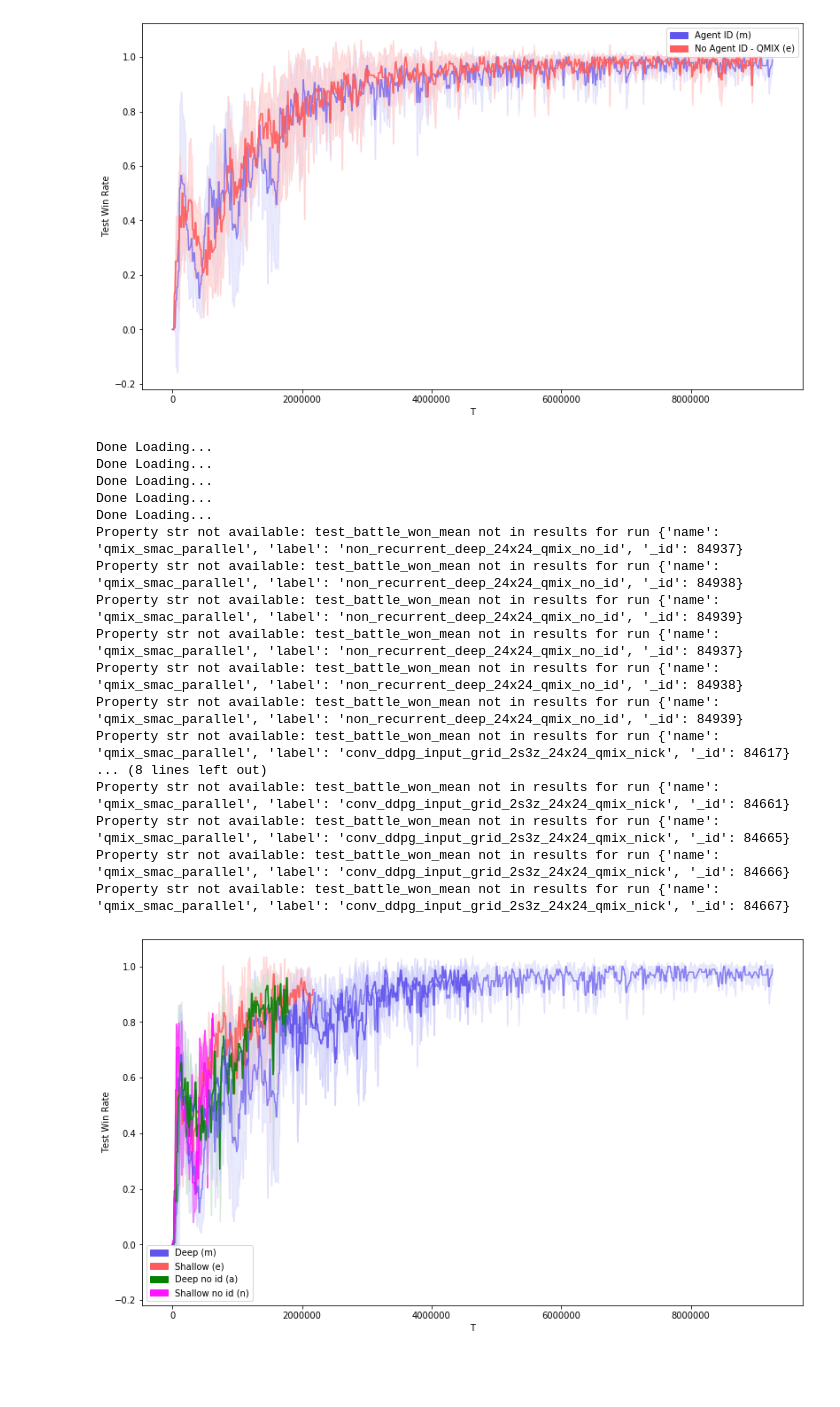
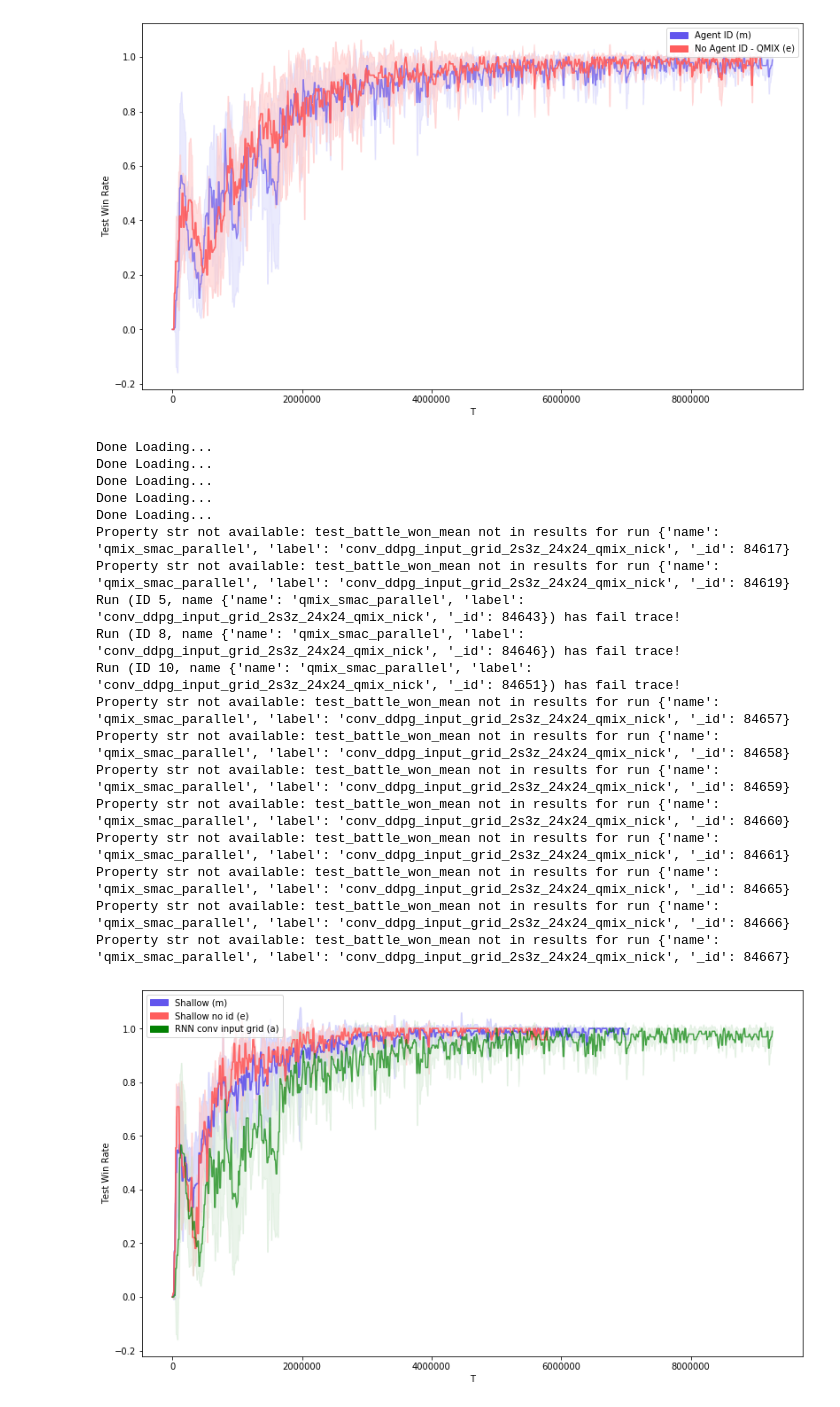
Before and after one commit to nicholasburden/pymarl, a Jupyter notebook: analysis/analysis.ipynb, the cells around one changed output. Saved outputs shown, nothing was run; the diff lists cells and outputs as text; code cells hidden in the pictures; blank space fills up the shorter version.

```diff
--- a/analysis/analysis.ipynb
+++ b/analysis/analysis.ipynb
@@ -406,40 +406,41 @@ data__conv_ddpg_input_grid_id = mongo_central.get_name_label_names("", "conv_ddp
 data__conv_ddpg_input_grid_deep = mongo_central.get_name_label_names("", "non_recurrent_deep_24x24_qmix")
 data__conv_ddpg_input_grid_shallow = mongo_central.get_name_label_names("", "non_recurrent_shallow_24x24_qmix")
 data__conv_ddpg_input_grid_deep_noid = mongo_central.get_name_label_names("", "non_recurrent_deep_24x24_qmix_no_id")
 data__conv_ddpg_input_grid_shallow_noid = mongo_central.get_name_label_names("", "non_recurrent_shallow_24x24_qmix_no_id")
 
 #data__conv_ddpg_input_grid_noid_vdn = mongo_central.get_name_label_names("", "conv_ddpg_input_grid_no_id_2_vdn_2s3z_24x24")
 #print(data__conv_ddpg_input_grid_noid_vdn)
 
 
 bavg = bundle_average(mongo_central,
-                      [("Deep", data__conv_ddpg_input_grid_deep, "test_battle_won_mean", "test_battle_won_mean_T"),
+                      [#("Deep", data__conv_ddpg_input_grid_deep, "test_battle_won_mean", "test_battle_won_mean_T"),
                        ("Shallow", data__conv_ddpg_input_grid_shallow, "test_battle_won_mean", "test_battle_won_mean_T"),
-                       ("Deep no id", data__conv_ddpg_input_grid_deep_noid, "test_battle_won_mean", "test_battle_won_mean_T"),
+                       #("Deep no id", data__conv_ddpg_input_grid_deep_noid, "test_battle_won_mean", "test_battle_won_mean_T"),
                        ("Shallow no id", data__conv_ddpg_input_grid_shallow_noid, "test_battle_won_mean", "test_battle_won_mean_T"),
                        ("RNN conv input grid", data__conv_ddpg_input_grid_id, "test_battle_won_mean", "test_battle_won_mean_T")
                       ],
                       no_fails=True,
                       window=20000)
 
 a = plot_bundle_avgs(bavg,
                      figsize=(15,8))
 # %% [output]
 Done Loading...
 Done Loading...
 Done Loading...
 Done Loading...
 Done Loading...
-Property str not available: test_battle_won_mean not in results for run {'name': 'qmix_smac_parallel', 'label': 'non_recurrent_deep_24x24_qmix_no_id', '_id': 84937}
-Property str not available: test_battle_won_mean not in results for run {'name': 'qmix_smac_parallel', 'label': 'non_recurrent_deep_24x24_qmix_no_id', '_id': 84938}
-Property str not available: test_battle_won_mean not in results for run {'name': 'qmix_smac_parallel', 'label': 'non_recurrent_deep_24x24_qmix_no_id', '_id': 84939}
-Property str not available: test_battle_won_mean not in results for run {'name': 'qmix_smac_parallel', 'label': 'non_recurrent_deep_24x24_qmix_no_id', '_id': 84937}
-Property str not available: test_battle_won_mean not in results for run {'name': 'qmix_smac_parallel', 'label': 'non_recurrent_deep_24x24_qmix_no_id', '_id': 84938}
-Property str not available: test_battle_won_mean not in results for run {'name': 'qmix_smac_parallel', 'label': 'non_recurrent_deep_24x24_qmix_no_id', '_id': 84939}
 Property str not available: test_battle_won_mean not in results for run {'name': 'qmix_smac_parallel', 'label': 'conv_ddpg_input_grid_2s3z_24x24_qmix_nick', '_id': 84617}
-... (8 lines left out)
+Property str not available: test_battle_won_mean not in results for run {'name': 'qmix_smac_parallel', 'label': 'conv_ddpg_input_grid_2s3z_24x24_qmix_nick', '_id': 84619}
+Run (ID 5, name {'name': 'qmix_smac_parallel', 'label': 'conv_ddpg_input_grid_2s3z_24x24_qmix_nick', '_id': 84643}) has fail trace!
+Run (ID 8, name {'name': 'qmix_smac_parallel', 'label': 'conv_ddpg_input_grid_2s3z_24x24_qmix_nick', '_id': 84646}) has fail trace!
+Run (ID 10, name {'name': 'qmix_smac_parallel', 'label': 'conv_ddpg_input_grid_2s3z_24x24_qmix_nick', '_id': 84651}) has fail trace!
+Property str not available: test_battle_won_mean not in results for run {'name': 'qmix_smac_parallel', 'label': 'conv_ddpg_input_grid_2s3z_24x24_qmix_nick', '_id': 84657}
+Property str not available: test_battle_won_mean not in results for run {'name': 'qmix_smac_parallel', 'label': 'conv_ddpg_input_grid_2s3z_24x24_qmix_nick', '_id': 84658}
+Property str not available: test_battle_won_mean not in results for run {'name': 'qmix_smac_parallel', 'label': 'conv_ddpg_input_grid_2s3z_24x24_qmix_nick', '_id': 84659}
+Property str not available: test_battle_won_mean not in results for run {'name': 'qmix_smac_parallel', 'label': 'conv_ddpg_input_grid_2s3z_24x24_qmix_nick', '_id': 84660}
 Property str not available: test_battle_won_mean not in results for run {'name': 'qmix_smac_parallel', 'label': 'conv_ddpg_input_grid_2s3z_24x24_qmix_nick', '_id': 84661}
 Property str not available: test_battle_won_mean not in results for run {'name': 'qmix_smac_parallel', 'label': 'conv_ddpg_input_grid_2s3z_24x24_qmix_nick', '_id': 84665}
 Property str not available: test_battle_won_mean not in results for run {'name': 'qmix_smac_parallel', 'label': 'conv_ddpg_input_grid_2s3z_24x24_qmix_nick', '_id': 84666}
 Property str not available: test_battle_won_mean not in results for run {'name': 'qmix_smac_parallel', 'label': 'conv_ddpg_input_grid_2s3z_24x24_qmix_nick', '_id': 84667}
-[figure, old version]
+[figure, new version]
```
Also changed, not shown: parts of 1 cell of this notebook, 1 other file.
